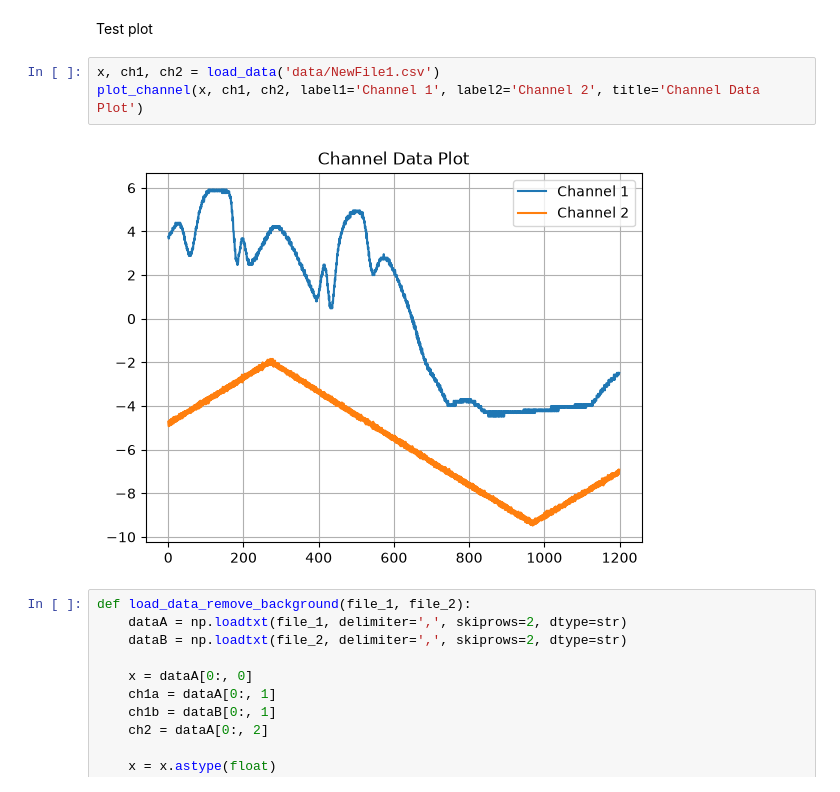
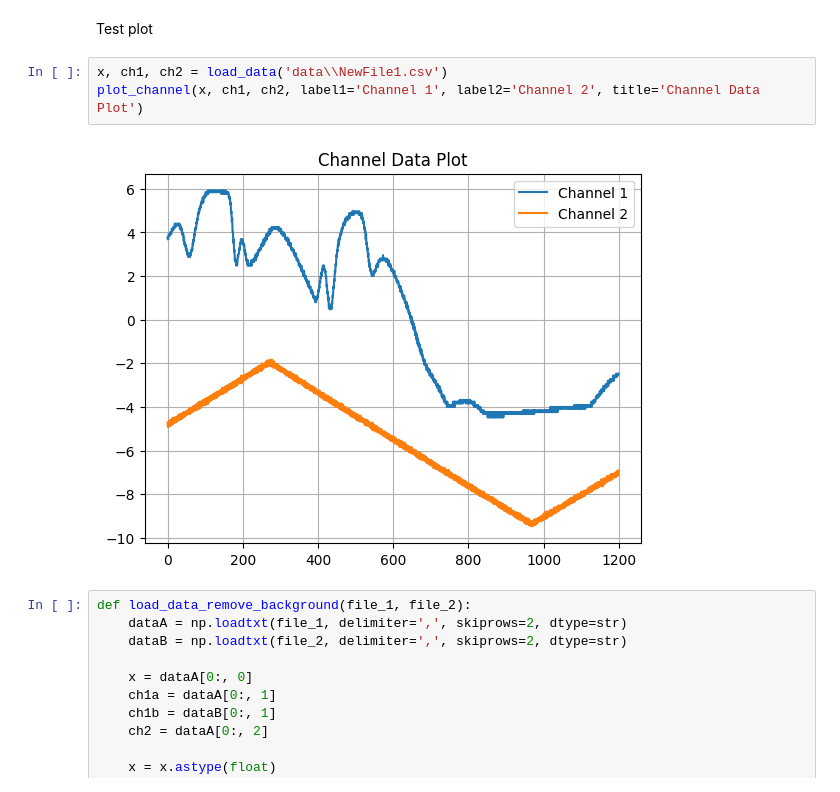
Before and after one commit to mandarhijn/Rb-spectroscopy, a Jupyter notebook: analysis.ipynb, the cells around one changed output. Cells and saved outputs as stored; diff of their text form.

```diff
--- a/analysis.ipynb
+++ b/analysis.ipynb
@@ -25,10 +25,10 @@ def plot_channel(x, ch1, ch2=None, label1='CH1', label2='CH2', title='Channel Pl
 # %% [markdown]
 Test plot
 # %%
-x, ch1, ch2 = load_data('data/NewFile1.csv')
+x, ch1, ch2 = load_data('data\\NewFile1.csv')
 plot_channel(x, ch1, ch2, label1='Channel 1', label2='Channel 2', title='Channel Data Plot')
 # %% [output]
-[figure, old version]
+[figure, new version]
 # %%
 def load_data_remove_background(file_1, file_2):
     dataA = np.loadtxt(file_1, delimiter=',', skiprows=2, dtype=str)
```
Also changed, not shown: parts of 15 cells of this notebook, 2 other files.
